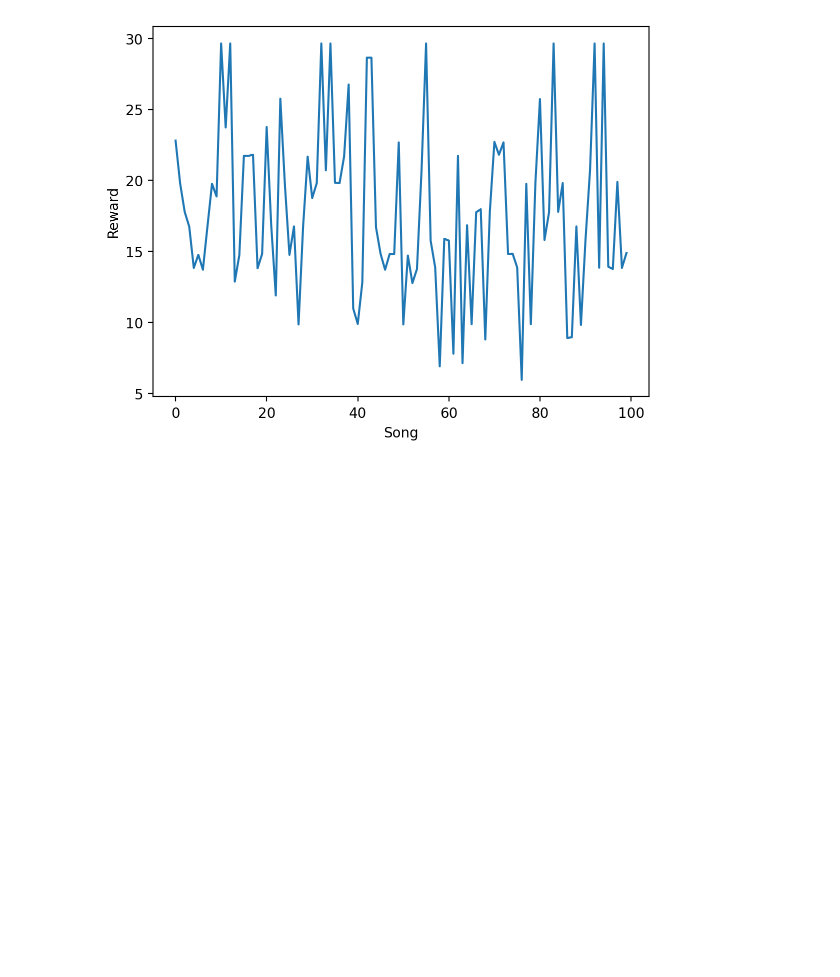
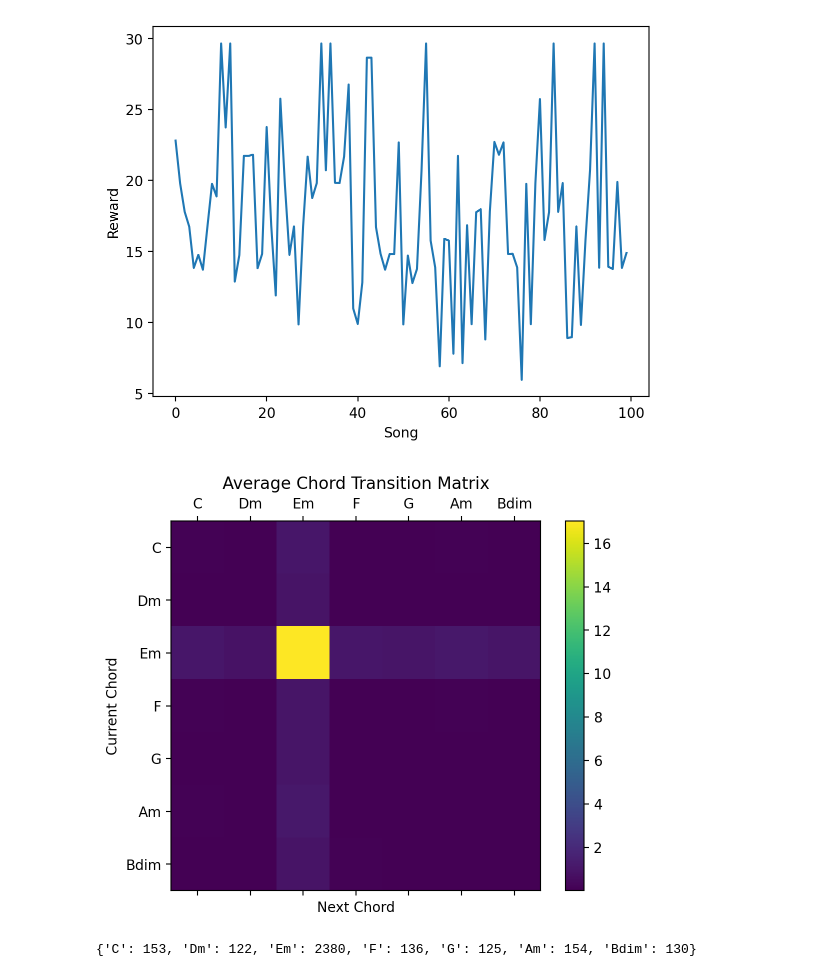
Before and after one commit to Mah514/RL-Music-Composer, a Jupyter notebook: MelodyAI.ipynb, the cells around one changed output. Cells and saved outputs as stored; diff of their text form; code cells hidden in the pictures; blank space fills up the shorter version.

```diff
--- a/MelodyAI.ipynb
+++ b/MelodyAI.ipynb
@@ -527,3 +527,64 @@ plt.show()
 # %% [output]
 Average reward: 17.7073
 [figure]
+# %%
+# Load the songs and plot the average transition matrix
+import numpy as np
+import matplotlib.pyplot as plt
+
+# Define the musical key
+musical_key = ['C', 'Dm', 'Em', 'F', 'G', 'Am', 'Bdim']
+
+# Initialize chord count dictionary
+chord_counts = {chord: 0 for chord in musical_key}
+
+# Function to convert MIDI file to a list of chord indices
+def midi_to_chord_indices(midi_file, musical_key):
+    song = converter.parse(midi_file)
+    chord_indices = []
+
+    for element in song.recurse().getElementsByClass('Chord'):
+        root = element.root().name  # Get the root note of the chord
+        # Check if the root matches the first letter of any chord in the musical key
+        for index, chord in enumerate(musical_key):
+            if chord.startswith(root):
+                chord_indices.append(index)
+                chord_counts[chord] += 1  # Increment chord count
+                break
+
+    return chord_indices
+
+# Initialize transition matrix
+num_chords = len(musical_key)
+total_transitions = np.zeros((num_chords, num_chords))
+
+# Load songs and collect transition data
+num_songs = 100
+for i in range(num_songs):
+    midi_file = f'model_output_{i}.mid'
+    chord_indices = midi_to_chord_indices(midi_file, musical_key)
+
+    for j in range(len(chord_indices)-1):
+        total_transitions[chord_indices[j]][chord_indices[j+1]] += 1
+
+# Calculate average transition matrix
+average_transitions = total_transitions / num_songs
+
+# Plotting the average transition matrix
+fig, ax = plt.subplots()
+cax = ax.matshow(average_transitions, cmap='viridis')
+fig.colorbar(cax)
+
+# Set labels
+ax.set_xticklabels([''] + musical_key)
+ax.set_yticklabels([''] + musical_key)
+ax.set_xlabel('Next Chord')
+ax.set_ylabel('Current Chord')
+plt.title('Average Chord Transition Matrix')
+plt.show()
+
+# Print chord counts
+print(chord_counts)
+# %% [output]
+[figure, added]
+{'C': 153, 'Dm': 122, 'Em': 2380, 'F': 136, 'G': 125, 'Am': 154, 'Bdim': 130}
```
Also changed, not shown: parts of 1 cell of this notebook.
